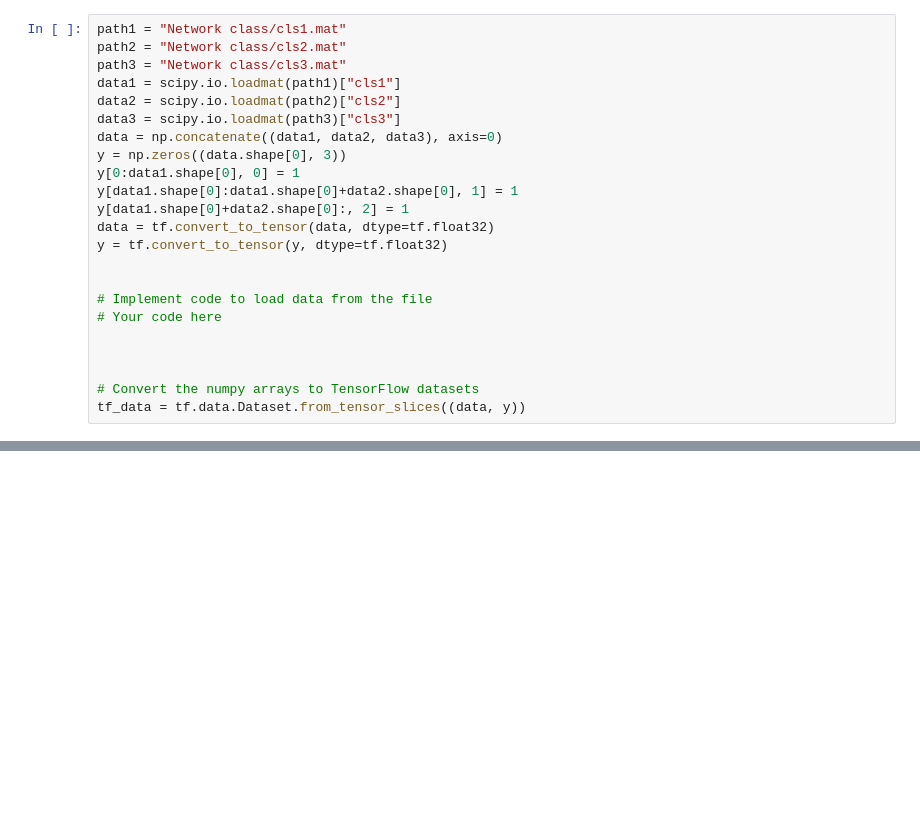
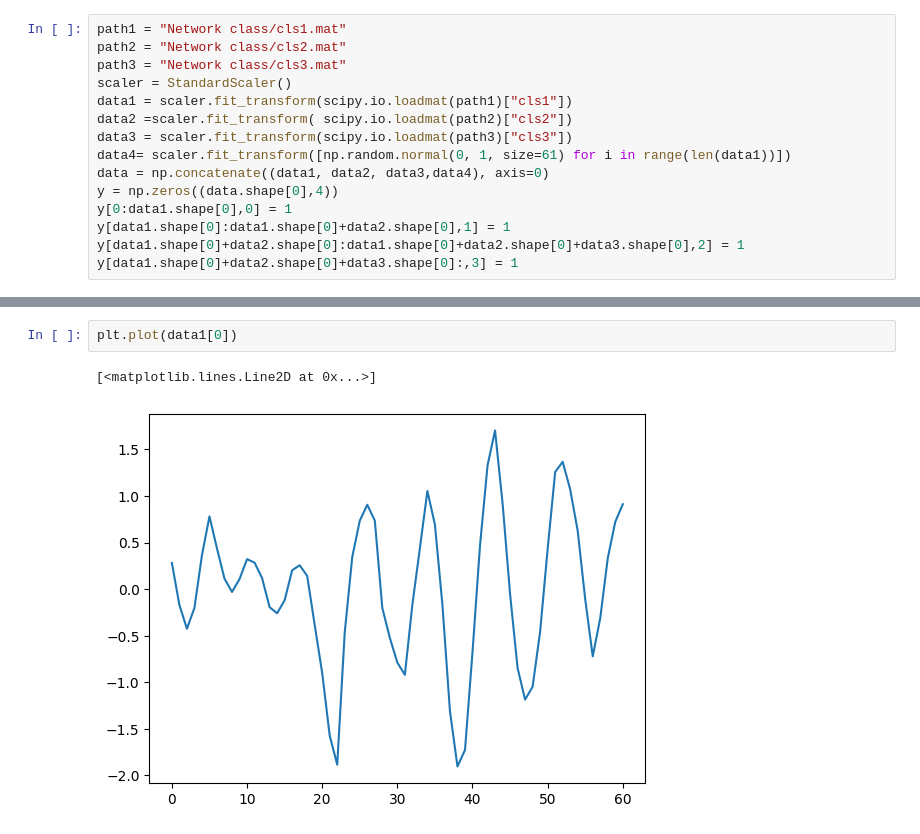
Before and after one commit to TheoLafond/Energy_fault_detection, a Jupyter notebook: main.ipynb, the cells around one changed output, grey strips where cells are left out. Drawn from its saved outputs; the diff is of its cells as text; blank space fills up the shorter version.

```diff
--- a/main.ipynb
+++ b/main.ipynb
@@ -14,22 +22,14 @@ import numpy as np
 path1 = "Network class/cls1.mat"
 path2 = "Network class/cls2.mat"
 path3 = "Network class/cls3.mat"
-data1 = scipy.io.loadmat(path1)["cls1"]
-data2 = scipy.io.loadmat(path2)["cls2"]
-data3 = scipy.io.loadmat(path3)["cls3"]
-data = np.concatenate((data1, data2, data3), axis=0)
-y = np.zeros((data.shape[0], 3))
-y[0:data1.shape[0], 0] = 1
-y[data1.shape[0]:data1.shape[0]+data2.shape[0], 1] = 1
-y[data1.shape[0]+data2.shape[0]:, 2] = 1
-data = tf.convert_to_tensor(data, dtype=tf.float32)
-y = tf.convert_to_tensor(y, dtype=tf.float32)
-
-
-# Implement code to load data from the file
-# Your code here
-
-
-
-# Convert the numpy arrays to TensorFlow datasets
-tf_data = tf.data.Dataset.from_tensor_slices((data, y))
+scaler = StandardScaler()
+data1 = scaler.fit_transform(scipy.io.loadmat(path1)["cls1"])
+data2 =scaler.fit_transform( scipy.io.loadmat(path2)["cls2"])
+data3 = scaler.fit_transform(scipy.io.loadmat(path3)["cls3"])
+data4= scaler.fit_transform([np.random.normal(0, 1, size=61) for i in range(len(data1))])
+data = np.concatenate((data1, data2, data3,data4), axis=0)
+y = np.zeros((data.shape[0],4))
+y[0:data1.shape[0],0] = 1
+y[data1.shape[0]:data1.shape[0]+data2.shape[0],1] = 1
+y[data1.shape[0]+data2.shape[0]:data1.shape[0]+data2.shape[0]+data3.shape[0],2] = 1
+y[data1.shape[0]+data2.shape[0]+data3.shape[0]:,3] = 1
@@ -82,0 +172,5 @@ ValueError: in user code:
+# %%
+plt.plot(data1[0])
+# %% [output]
+[<matplotlib.lines.Line2D at 0x...>]
+[figure, added]
```
Also changed, not shown: parts of 20 cells of this notebook, 1 other file.
